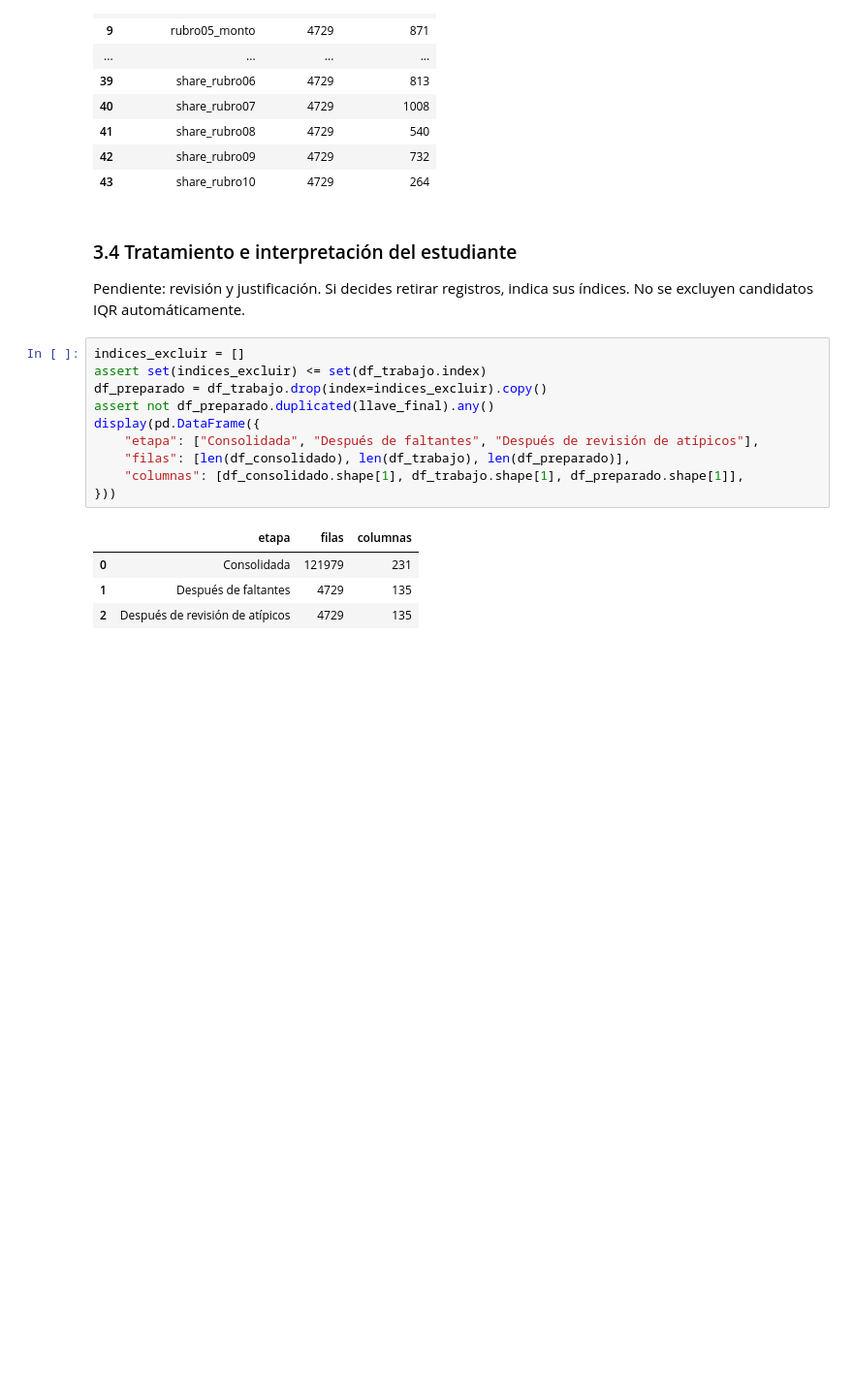
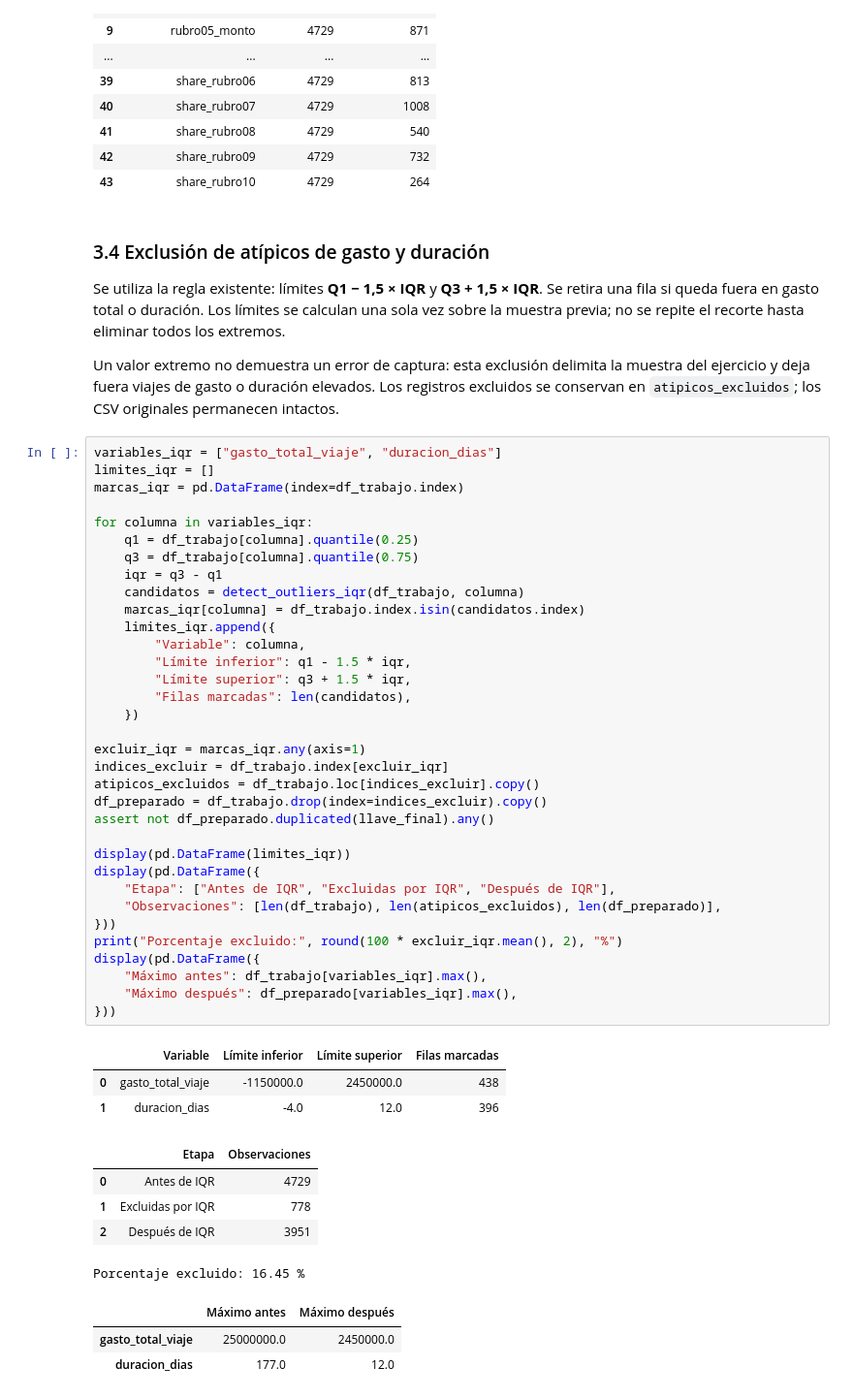
Before and after one commit to antobeni07/K-Means-Clustering, a Jupyter notebook: K-means.ipynb, the cells around one changed output. Shown at 97% size. Saved outputs shown, nothing was run; the diff lists cells and outputs as text; blank space fills up the shorter version.

```diff
--- a/K-means.ipynb
+++ b/K-means.ipynb
@@ -718,21 +739,55 @@ if variable_grafico is not None:
 | 42 | share_rubro09 | 4729 | 732 |
 | 43 | share_rubro10 | 4729 | 264 |
 # %% [markdown]
-### 3.4 Tratamiento e interpretación del estudiante
-Pendiente: revisión y justificación. Si decides retirar registros, indica sus índices. No se excluyen candidatos IQR automáticamente.
+### 3.4 Exclusión de atípicos de gasto y duración
+
+Se utiliza la regla existente: límites **Q1 − 1,5 × IQR** y **Q3 + 1,5 × IQR**. Se retira una fila si queda fuera en gasto total o duración. Los límites se calculan una sola vez sobre la muestra previa; no se repite el recorte hasta eliminar todos los extremos.
+
+Un valor extremo no demuestra un error de captura: esta exclusión delimita la muestra del ejercicio y deja fuera viajes de gasto o duración elevados. Los registros excluidos se conservan en `atipicos_excluidos`; los CSV originales permanecen intactos.
 # %%
-indices_excluir = []
-assert set(indices_excluir) <= set(df_trabajo.index)
+variables_iqr = ["gasto_total_viaje", "duracion_dias"]
+limites_iqr = []
+marcas_iqr = pd.DataFrame(index=df_trabajo.index)
+
+for columna in variables_iqr:
+    q1 = df_trabajo[columna].quantile(0.25)
+    q3 = df_trabajo[columna].quantile(0.75)
+    iqr = q3 - q1
+    candidatos = detect_outliers_iqr(df_trabajo, columna)
+    marcas_iqr[columna] = df_trabajo.index.isin(candidatos.index)
+    limites_iqr.append({
+        "Variable": columna,
+        "Límite inferior": q1 - 1.5 * iqr,
+        "Límite superior": q3 + 1.5 * iqr,
+        "Filas marcadas": len(candidatos),
+    })
+
+excluir_iqr = marcas_iqr.any(axis=1)
+indices_excluir = df_trabajo.index[excluir_iqr]
+atipicos_excluidos = df_trabajo.loc[indices_excluir].copy()
 df_preparado = df_trabajo.drop(index=indices_excluir).copy()
 assert not df_preparado.duplicated(llave_final).any()
+
+display(pd.DataFrame(limites_iqr))
 display(pd.DataFrame({
-    "etapa": ["Consolidada", "Después de faltantes", "Después de revisión de atípicos"],
-    "filas": [len(df_consolidado), len(df_trabajo), len(df_preparado)],
-    "columnas": [df_consolidado.shape[1], df_trabajo.shape[1], df_preparado.shape[1]],
+    "Etapa": ["Antes de IQR", "Excluidas por IQR", "Después de IQR"],
+    "Observaciones": [len(df_trabajo), len(atipicos_excluidos), len(df_preparado)],
 }))
+print("Porcentaje excluido:", round(100 * excluir_iqr.mean(), 2), "%")
+display(pd.DataFrame({
+    "Máximo antes": df_trabajo[variables_iqr].max(),
+    "Máximo después": df_preparado[variables_iqr].max(),
+}))
 # %% [output]
-|  | etapa | filas | columnas |
-| 0 | Consolidada | 121979 | 231 |
-| 1 | Después de faltantes | 4729 | 135 |
-| 2 | Después de revisión de atípicos | 4729 | 135 |
+|  | Variable | Límite inferior | Límite superior | Filas marcadas |
+| 0 | gasto_total_viaje | -1150000.0 | 2450000.0 | 438 |
+| 1 | duracion_dias | -4.0 | 12.0 | 396 |
+|  | Etapa | Observaciones |
+| 0 | Antes de IQR | 4729 |
+| 1 | Excluidas por IQR | 778 |
+| 2 | Después de IQR | 3951 |
+Porcentaje excluido: 16.45 %
+|  | Máximo antes | Máximo después |
+| gasto_total_viaje | 25000000.0 | 2450000.0 |
+| duracion_dias | 177.0 | 12.0 |
 # %% [markdown]
```
Also changed, not shown: parts of 33 cells of this notebook.
